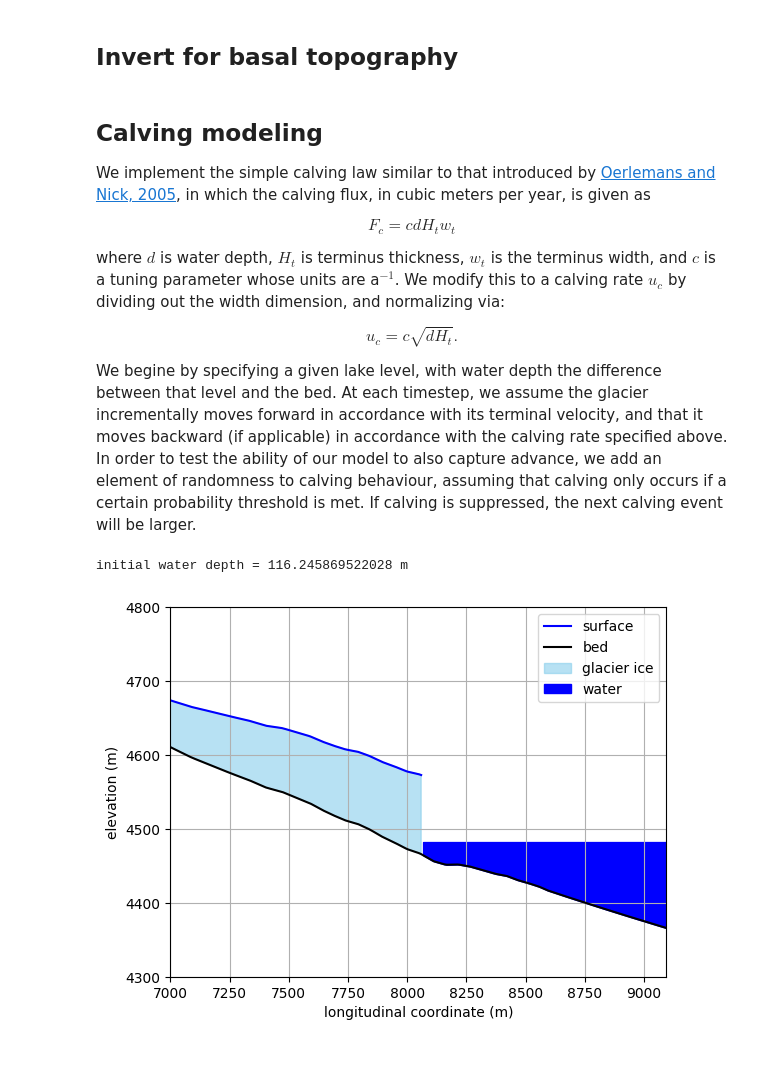
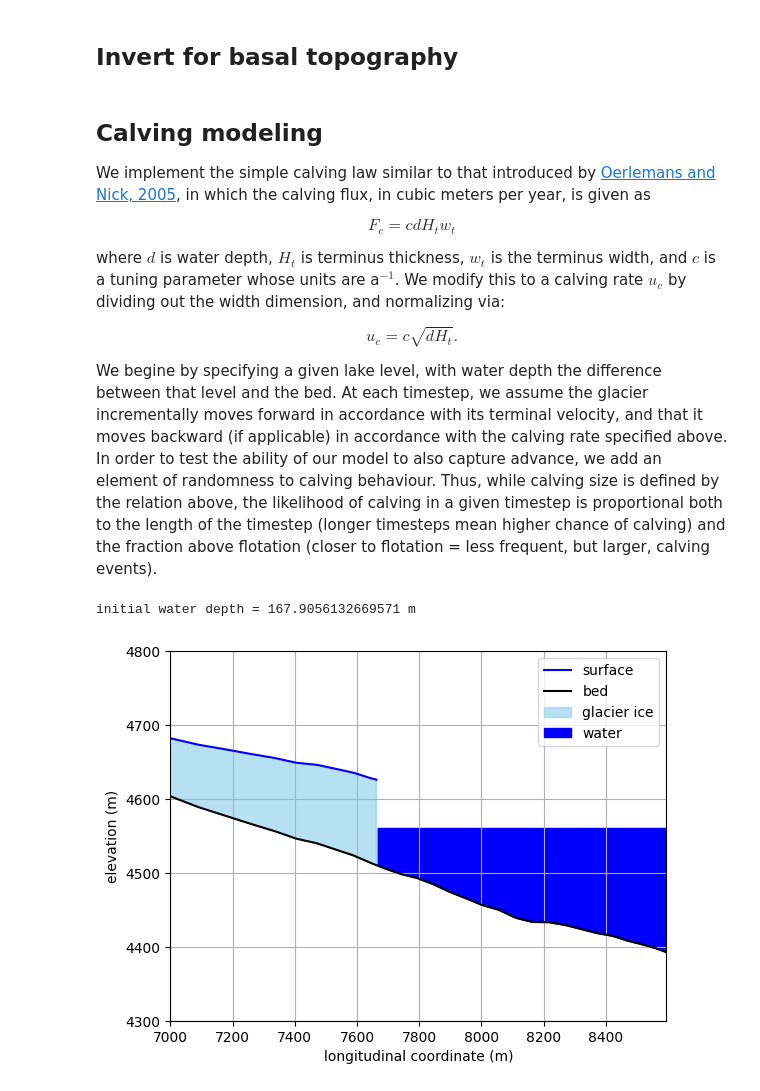
Before and after one commit to chrismiele/glimmer, a Jupyter notebook: 1D_modelling/SIA_calving_model.ipynb, the cells around one changed output. Cells and saved outputs as stored; diff of their text form; code cells hidden in the pictures; blank space fills up the shorter version.

```diff
--- a/1D_modelling/SIA_calving_model.ipynb
+++ b/1D_modelling/SIA_calving_model.ipynb
@@ -76,8 +76,7 @@ figures_path = '/eejit/home/bezu0001/icepack/figures/lake_calving'
 ## Load data
 # %%
 n_cells = 1000
-Δx = 500 #give the data an initial couple hundred meters initially, just in case the glacier ends up advancing.
-mesh = centerline_mesh(rgiid = rgiid_7, centerline_path = centerline_path, outline_path = outline_path, n_cells = n_cells, extra_length = Δx)
+mesh = centerline_mesh(rgiid = rgiid_7, centerline_path = centerline_path, outline_path = outline_path, n_cells = n_cells)
 mesh = crop_mesh(mesh = mesh, data_path = dem_path) #for cases where the DEM doesn't cover the entire flowline
 X = mesh.X
 cell_size = mesh.glacier_length/n_cells
@@ -164,7 +163,7 @@ for step in range(num_timesteps):
 ## Invert for basal topography
 # %%
 surface_1 = s_0
-surface_2 = s_2
+surface_2 = s_1
 
 inversion_params = {
     'model': flow_model,
@@ -189,13 +188,13 @@ where $d$ is water depth, $H_t$ is terminus thickness, $w_t$ is the terminus wid
 
 $$u_c = c\sqrt{dH_t}.$$
 
-We begine by specifying a given lake level, with water depth the difference between that level and the bed. At each timestep, we assume the glacier incrementally moves forward in accordance with its terminal velocity, and that it moves backward (if applicable) in accordance with the calving rate specified above. In order to test the ability of our model to also capture advance, we add an element of randomness to calving behaviour, assuming that calving only occurs if a certain probability threshold is met. If calving is suppressed, the next calving event will be larger.
+We begine by specifying a given lake level, with water depth the difference between that level and the bed. At each timestep, we assume the glacier incrementally moves forward in accordance with its terminal velocity, and that it moves backward (if applicable) in accordance with the calving rate specified above. In order to test the ability of our model to also capture advance, we add an element of randomness to calving behaviour. Thus, while calving size is defined by the relation above, the likelihood of calving in a given timestep is proportional both to the length of the timestep (longer timesteps mean higher chance of calving) and the fraction above flotation (closer to flotation = less frequent, but larger, calving events).
 # %%
 mesh_0 = mesh
 mesh_1 = mesh
 mesh_2 = mesh
 
-ΣΔx = 0
+ΣΔx = -300
 s = surface_1.copy(deepcopy = True)
 bed_0 = inversion.bed
 Q = bed_0.function_space()
@@ -205,7 +204,7 @@ u = inversion.velocity
 H = Function(Q).project(s - bed)
 H_0 = Constant(H.at(0))
 
-w = s.at(mesh.mesh_length) - freeboard #water level
+w = s.at(mesh.mesh_length + ΣΔx) - freeboard #water level is defined by the freeboard at the new terminus
 d = Function(Q).project(w - bed)
 d = Function(Q).project(max_value(d, 0))
 a = Function(Q).project(smb_dict[surface_1.year + step*Δt])
@@ -214,10 +213,12 @@ print(f'initial water depth = {d.at(mesh_1.mesh_length)} m')
 os.chdir(figures_path)
 calving_rates = []
 advance_rates = []
+fafs = []
+probabilities = []
 
 model_time = surface_2.year - surface_1.year
 # %% [output]
-initial water depth = 116.245869522028 m
+initial water depth = 167.9056132669571 m
 # %%
 num_timesteps = int(model_time/Δt)
 calving_pressure = 0
@@ -229,11 +230,14 @@ for step in trange(num_timesteps):
     d = Function(Q).project(w - bed)
     d_t = d.at(mesh_1.mesh_length)
     u_t = u.at(mesh_1.mesh_length)
+    f_af = (917/1000)*H_t/d_t - 1 #fraction above flotation
+    fafs.append(f_af)
+    probabilities.append(10*Δt*f_af)
     advance_rates.append(u_t)
     a_t = a.at(mesh_1.mesh_length)
 
     calving_pressure += c*np.sqrt(max(H_t*d_t, 0))
-    if np.random.random() < 1 - Δt:
+    if np.random.random() > 10*Δt*f_af and f_af > 0:
         u_c = 0
     else:
         u_c = calving_pressure
@@ -255,34 +259,34 @@ for step in trange(num_timesteps):
 
     flow_model = icepack.models.ShallowIce()
     flow_solver = icepack.solvers.FlowSolver(flow_model, **opts)
 
     u = flow_solver.diagnostic_solve(velocity = u, thickness = H, surface = s, fluidity = A)
     H = flow_solver.prognostic_solve(Δt, thickness = H, velocity = u, thickness_inflow = H_0, accumulation = a)
     s = icepack.compute_surface(bed = bed, thickness = H)
 
     bed_array = np.array(bed.at(mesh_1.X, tolerance = 1e-10))
     s_array = np.array(s.at(mesh_1.X, tolerance = 1e-10))
     water_mask = (w > bed0_array) & (mesh_0.X > mesh_1.mesh_length)
 
 
     plt.figure()
     plt.plot(mesh_1.X, s.at(mesh_1.X, tolerance = 1e-10), color = 'blue', label = 'surface')
     plt.plot(mesh_0.X, bed_0.at(mesh_0.X, tolerance = 1e-10), color = 'k', label = 'bed')
     plt.fill_between(mesh_1.X, bed_array, s_array, color = 'skyblue', alpha = 0.6, label = 'glacier ice')
     plt.fill_between(mesh_0.X, bed0_array, w, color = 'blue', where = water_mask, label = 'water')
     plt.legend(loc = 'upper right')
     plt.xlabel('longitudinal coordinate (m)')
     plt.ylabel('elevation (m)')
     plt.xlim(7000, mesh_0.mesh_length)
     plt.ylim(4300, 4800)
     plt.grid()
     plt.savefig(f'{step}')
     if step < num_timesteps - 1:
         plt.close()
     else:
         plt.show()
 # %% [output]
-[figure, old version]
+[figure, new version]
 # %%
 plt.figure(figsize = (10, 4))
 plt.plot(mesh_1.X, s.at(mesh_1.X, tolerance = 1e-10), color = 'blue', label = 'surface')
```
Also changed, not shown: parts of 2 cells of this notebook, 1 other file.
